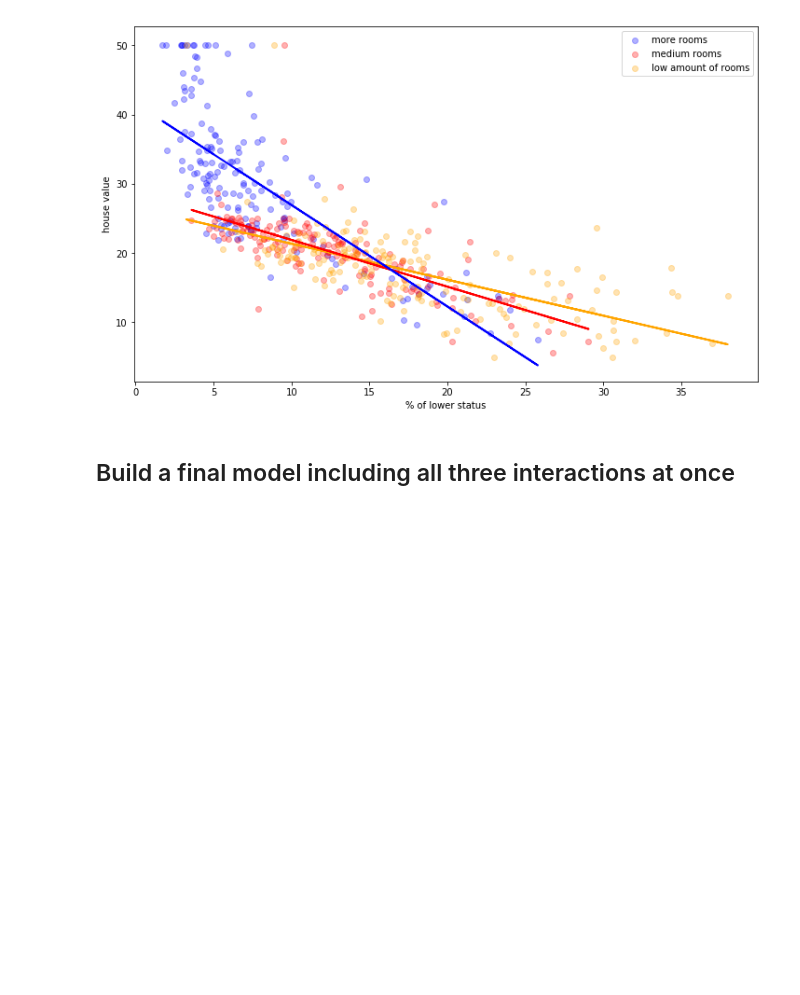
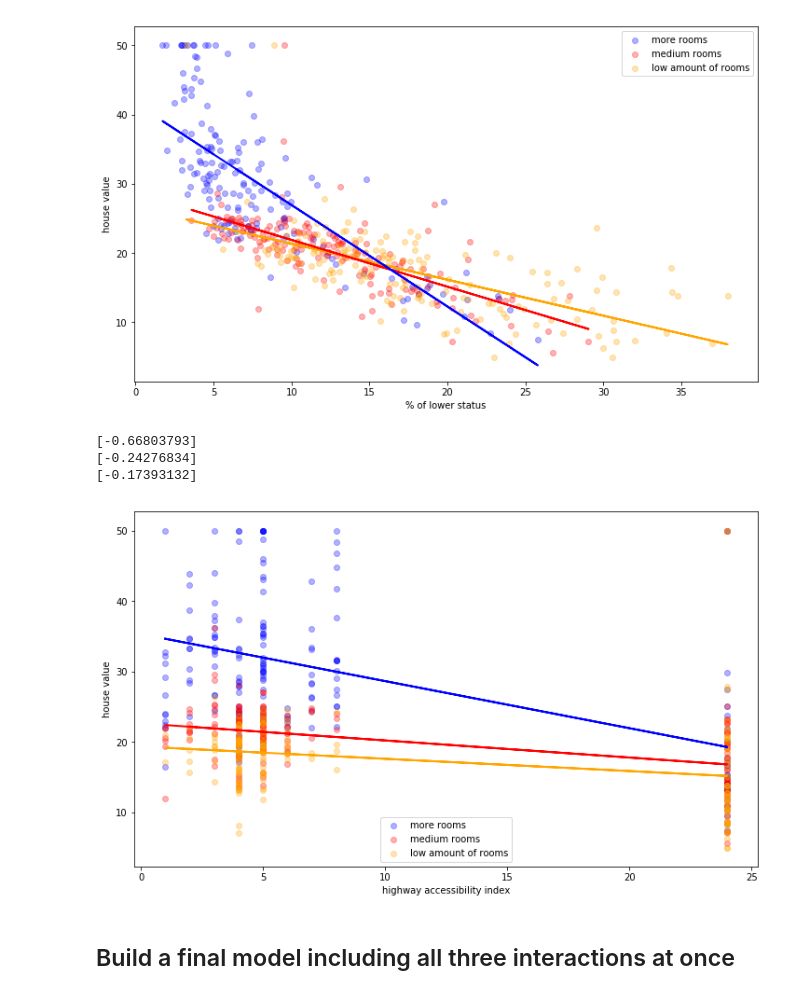
Before and after one commit to yishuen/dsc-2-24-04-interactions-lab-nyc-career-ds-102218, a Jupyter notebook: index.ipynb, the cells around one changed output. Drawn from its saved outputs; the diff is of its cells as text; code cells hidden in the pictures; blank space fills up the shorter version.

```diff
--- a/index.ipynb
+++ b/index.ipynb
@@ -142,6 +142,12 @@ build_interaction_rm("LSTAT", "% of lower status")
 [figure]
 # %%
 # second plot
+build_interaction_rm("RAD","highway accessibility index")
+# %% [output]
+[-0.66803793]
+[-0.24276834]
+[-0.17393132]
+[figure, added]
 # %%
 # third plot
 # %% [markdown]
```
